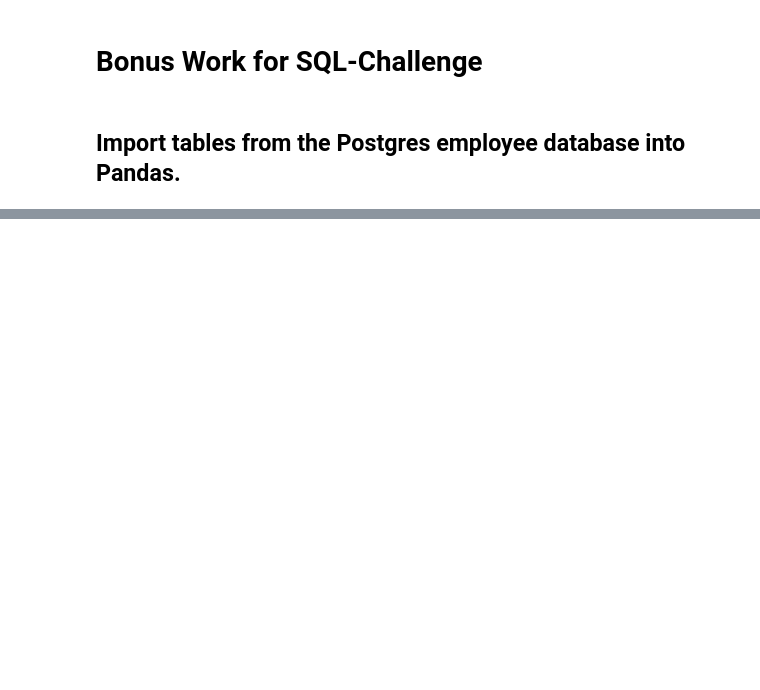
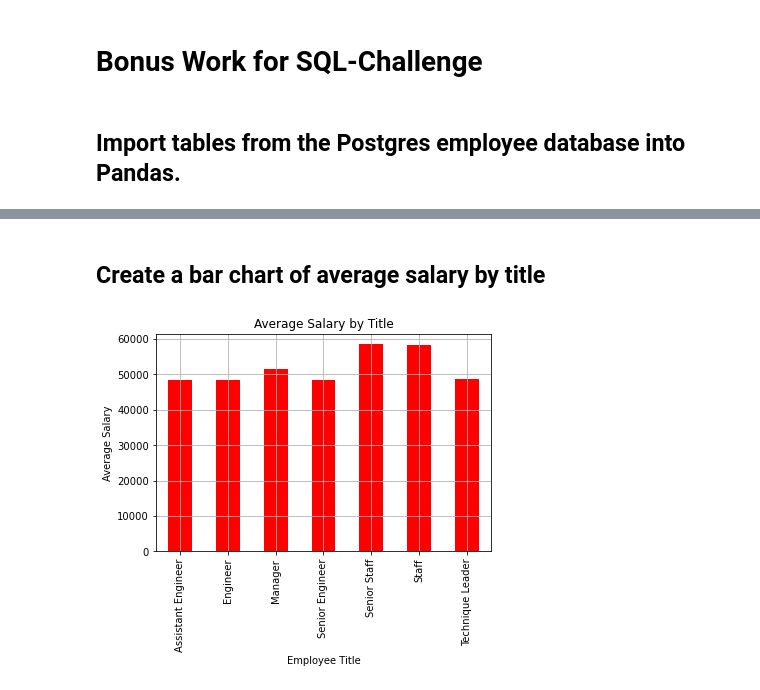
Before and after one commit to zombimaki/sql-challenge, a Jupyter notebook: EmployeeSQL/bonus.ipynb, the cells around one changed output, grey strips where cells are left out. Drawn from its saved outputs; the diff is of its cells as text; code cells hidden in the pictures; blank space fills up the shorter version.

```diff
--- a/EmployeeSQL/bonus.ipynb
+++ b/EmployeeSQL/bonus.ipynb
@@ -46,0 +80,16 @@ employee_final_df
+# %% [markdown]
+## Create a bar chart of average salary by title
+# %%
+amp_group_title_df = employee_final_df.groupby('title')['clean_salary'].mean()
+
+
+count_chart = amp_group_title_df.plot(kind='bar', color="red")
+
+plt.title("Average Salary by Title")
+plt.xlabel("Employee Title")
+plt.ylabel("Average Salary")
+
+plt.grid()
+plt.show()
+# %% [output]
+[figure, added]
```
Also changed, not shown: parts of 7 cells of this notebook.
